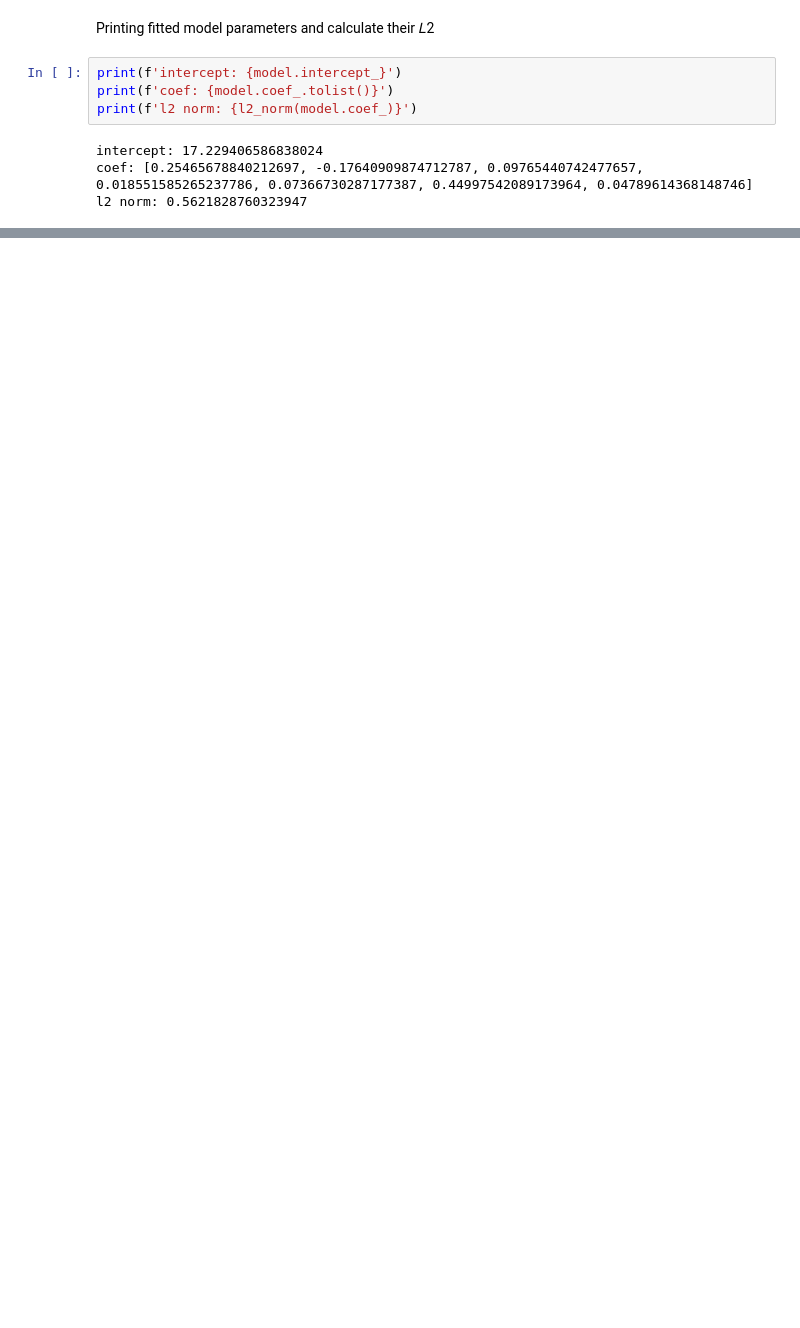
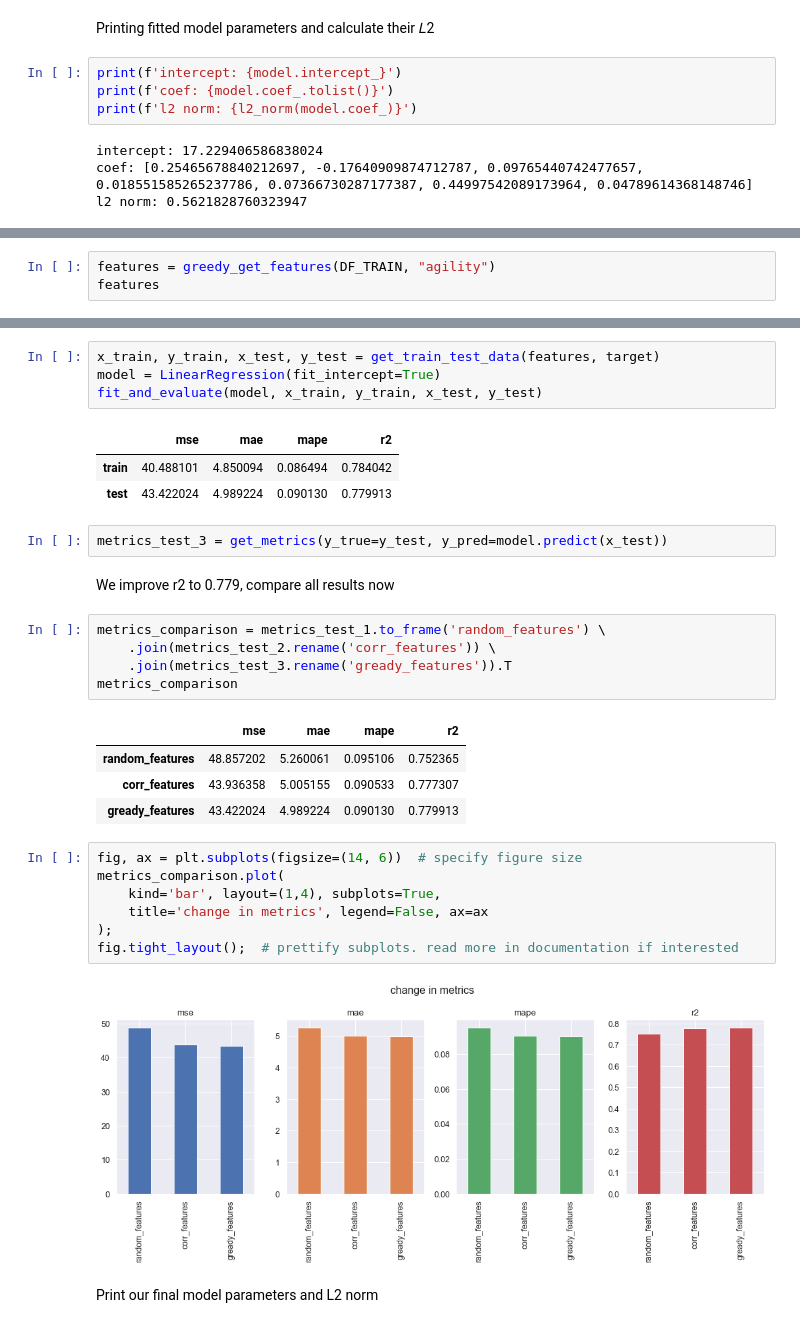
Before and after one commit to swankyalex/RS-school-ML-homeworks, a Jupyter notebook: 3_linear_regression/linear_regression.ipynb, the cells around one changed output, grey strips where cells are left out. Drawn from its saved outputs; the diff is of its cells as text; blank space fills up the shorter version.

```diff
--- a/3_linear_regression/linear_regression.ipynb
+++ b/3_linear_regression/linear_regression.ipynb
@@ -1711,0 +1796,3 @@ l2 norm: 0.5621828760323947
+# %%
+features = greedy_get_features(DF_TRAIN, "agility")
+features
@@ -1711,0 +1817,33 @@ l2 norm: 0.5621828760323947
+# %%
+x_train, y_train, x_test, y_test = get_train_test_data(features, target)
+model = LinearRegression(fit_intercept=True)
+fit_and_evaluate(model, x_train, y_train, x_test, y_test)
+# %% [output]
+|  | mse | mae | mape | r2 |
+| train | 40.488101 | 4.850094 | 0.086494 | 0.784042 |
+| test | 43.422024 | 4.989224 | 0.090130 | 0.779913 |
+# %%
+metrics_test_3 = get_metrics(y_true=y_test, y_pred=model.predict(x_test))
+# %% [markdown]
+We improve r2 to 0.779, compare all results now
+# %%
+metrics_comparison = metrics_test_1.to_frame('random_features') \
+    .join(metrics_test_2.rename('corr_features')) \
+    .join(metrics_test_3.rename('gready_features')).T
+metrics_comparison
+# %% [output]
+|  | mse | mae | mape | r2 |
+| random_features | 48.857202 | 5.260061 | 0.095106 | 0.752365 |
+| corr_features | 43.936358 | 5.005155 | 0.090533 | 0.777307 |
+| gready_features | 43.422024 | 4.989224 | 0.090130 | 0.779913 |
+# %%
+fig, ax = plt.subplots(figsize=(14, 6))  # specify figure size
+metrics_comparison.plot(
+    kind='bar', layout=(1,4), subplots=True,
+    title='change in metrics', legend=False, ax=ax
+);
+fig.tight_layout();  # prettify subplots. read more in documentation if interested
+# %% [output]
+[figure, added]
+# %% [markdown]
+Print our final model parameters and L2 norm
```
Also changed, not shown: parts of 45 cells of this notebook.
